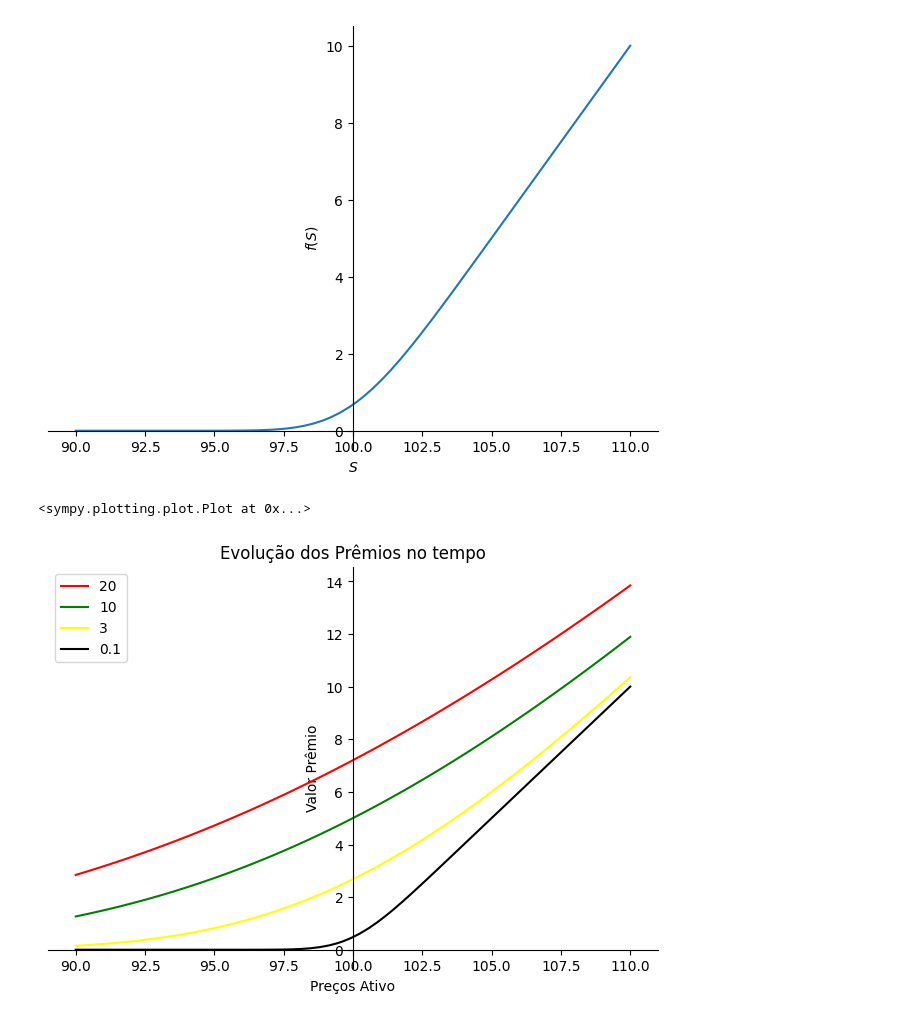
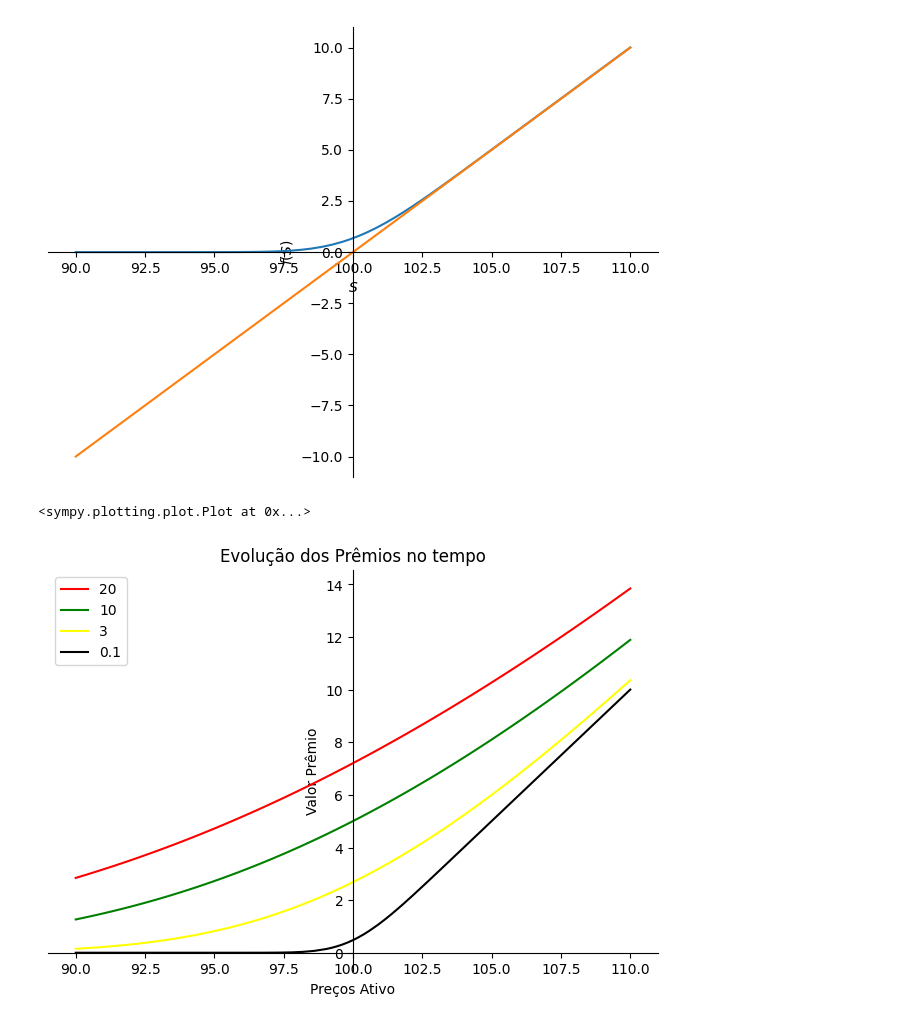
Before and after one commit to Felipe-Pinto/python_para_exatas, a Jupyter notebook: BS_Sympy.ipynb, the cells around one changed output. Drawn from its saved outputs; the diff is of its cells as text; code cells hidden in the pictures.

```diff
--- a/BS_Sympy.ipynb
+++ b/BS_Sympy.ipynb
@@ -89,3 +89,4 @@ sigma = 0.60    # Volatility
 type="c"
 # %%
 BS = BlackScholes(r, S, K, T, sigma, type="c")
+Ativo = S-K
@@ -92,7 +104,7 @@ BS = BlackScholes(r, S, K, T, sigma, type="c")
 # %%
-plot(BS, (S, 90, 110))
+plot(BS, Ativo, (S, 90, 110))
 # %% [output]
-[figure, old version]
+[figure, new version]
 <sympy.plotting.plot.Plot at 0x...>
 # %%
 Ti = [20/252,10/252,3.0/252,0.1/252]
```
Also changed, not shown: parts of 6 cells of this notebook.
